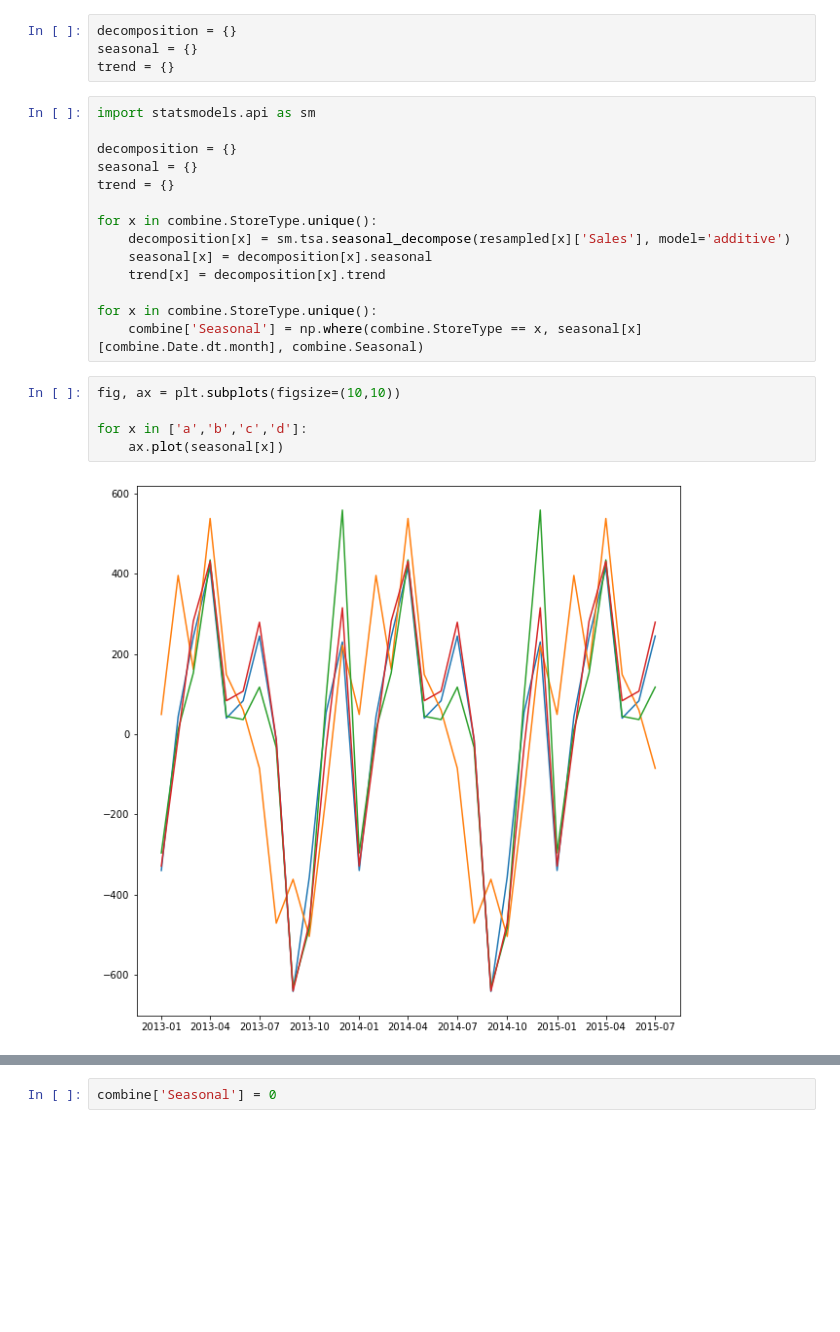
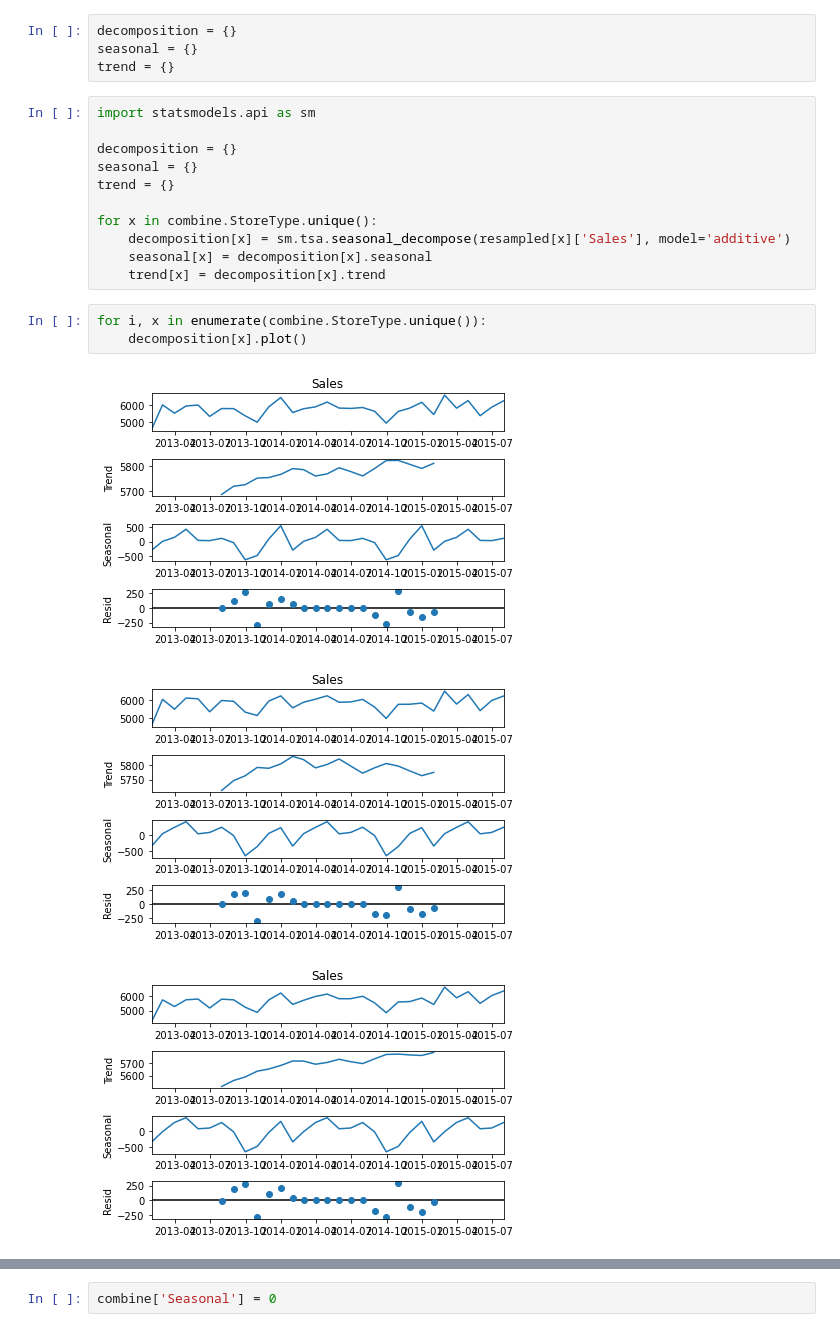
Before and after one commit to peterprescott/sales-data, a Jupyter notebook: notebook.ipynb, the cells around one changed output, grey strips where cells are left out. Drawn from its saved outputs; the diff is of its cells as text; blank space fills up the shorter version.

```diff
--- a/notebook.ipynb
+++ b/notebook.ipynb
@@ -543,13 +516,10 @@ for x in combine.StoreType.unique():
     decomposition[x] = sm.tsa.seasonal_decompose(resampled[x]['Sales'], model='additive')
     seasonal[x] = decomposition[x].seasonal
     trend[x] = decomposition[x].trend
-
-for x in combine.StoreType.unique():
-    combine['Seasonal'] = np.where(combine.StoreType == x, seasonal[x][combine.Date.dt.month], combine.Seasonal)
-# %%
-fig, ax = plt.subplots(figsize=(10,10))
-
-for x in ['a','b','c','d']:
-    ax.plot(seasonal[x])
-# %% [output]
-[figure, removed]
+# %%
+for i, x in enumerate(combine.StoreType.unique()):
+    decomposition[x].plot()
+# %% [output]
+[figure, added]
+[figure, added]
+[figure, added]
```
Also changed, not shown: parts of 86 cells of this notebook, 1 other file.
